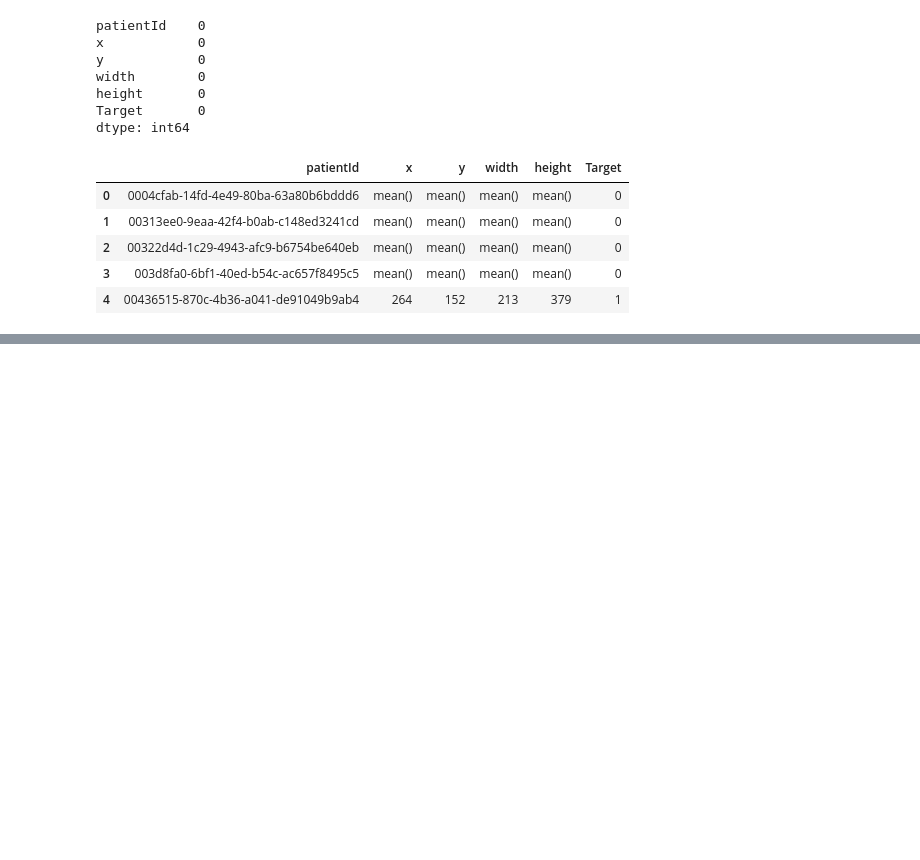
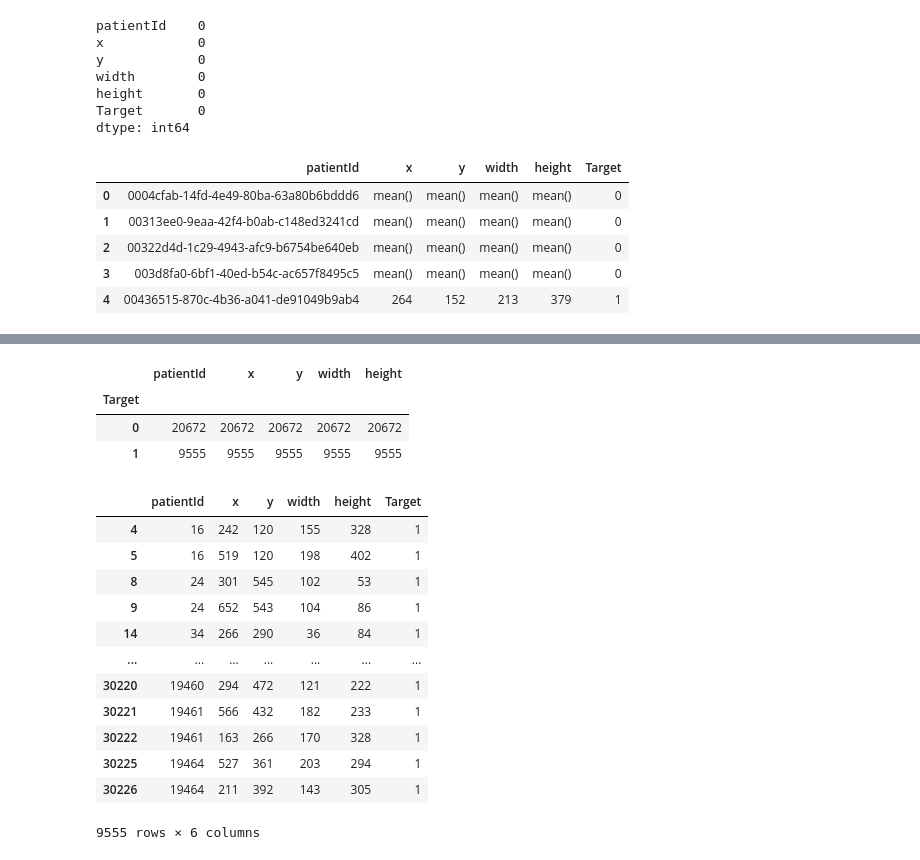
Before and after one commit to arvindhvasu/GL_Pneumonia_Detection, a Jupyter notebook: code/dataPreprocessing.ipynb, the cells around one changed output, grey strips where cells are left out. Saved outputs shown, nothing was run; the diff lists cells and outputs as text; code cells hidden in the pictures; blank space fills up the shorter version.

```diff
--- a/code/dataPreprocessing.ipynb
+++ b/code/dataPreprocessing.ipynb
@@ -153,0 +206,23 @@ df_train_labels.head()
+# %%
+df_train_labels.groupby("Target").count()
+# %% [output]
+|  | patientId | x | y | width | height |
+| Target |  |  |  |  |  |
+| 0 | 20672 | 20672 | 20672 | 20672 | 20672 |
+| 1 | 9555 | 9555 | 9555 | 9555 | 9555 |
+# %%
+df_train_labels[df_train_labels['Target'] == 1]
+# %% [output]
+|  | patientId | x | y | width | height | Target |
+| 4 | 16 | 242 | 120 | 155 | 328 | 1 |
+| 5 | 16 | 519 | 120 | 198 | 402 | 1 |
+| 8 | 24 | 301 | 545 | 102 | 53 | 1 |
+| 9 | 24 | 652 | 543 | 104 | 86 | 1 |
+| 14 | 34 | 266 | 290 | 36 | 84 | 1 |
+| ... | ... | ... | ... | ... | ... | ... |
+| 30220 | 19460 | 294 | 472 | 121 | 222 | 1 |
+| 30221 | 19461 | 566 | 432 | 182 | 233 | 1 |
+| 30222 | 19461 | 163 | 266 | 170 | 328 | 1 |
+| 30225 | 19464 | 527 | 361 | 203 | 294 | 1 |
+| 30226 | 19464 | 211 | 392 | 143 | 305 | 1 |
+9555 rows × 6 columns
```
Also changed, not shown: parts of 22 cells of this notebook.
